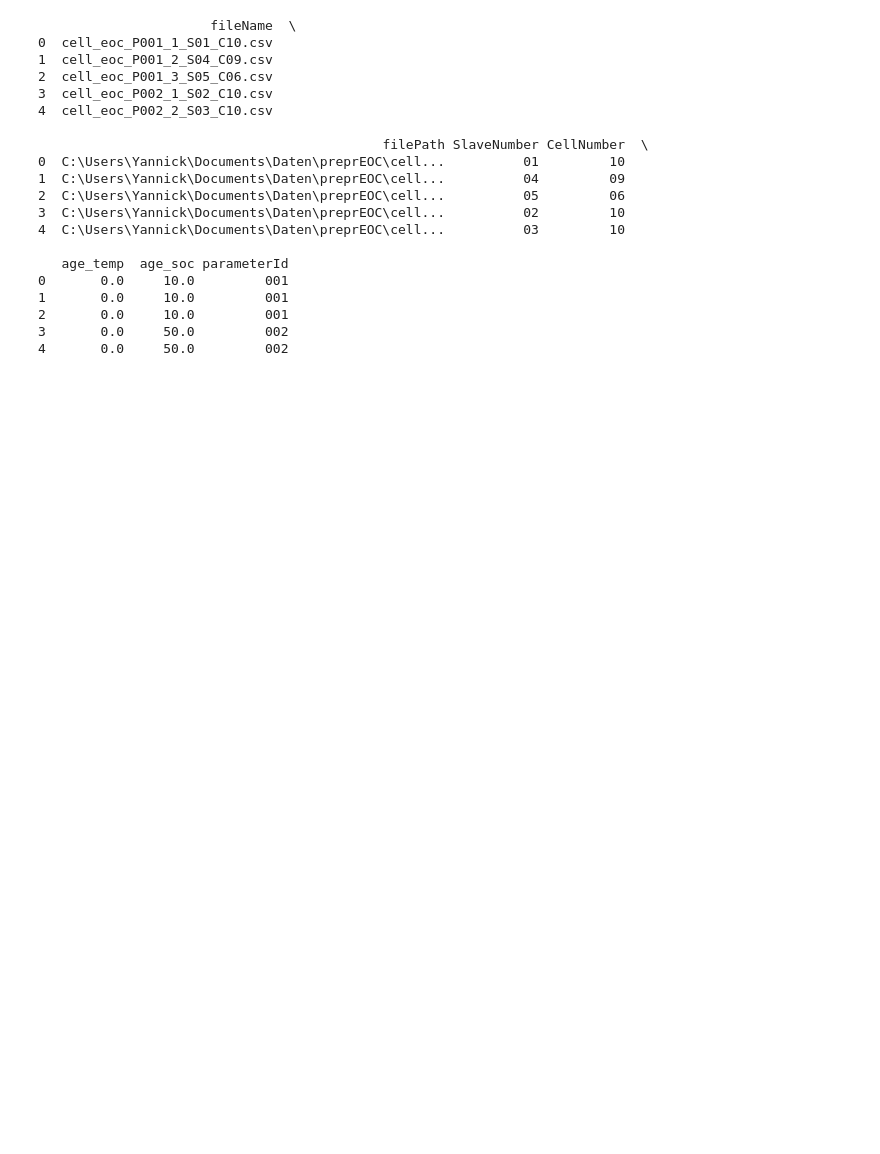
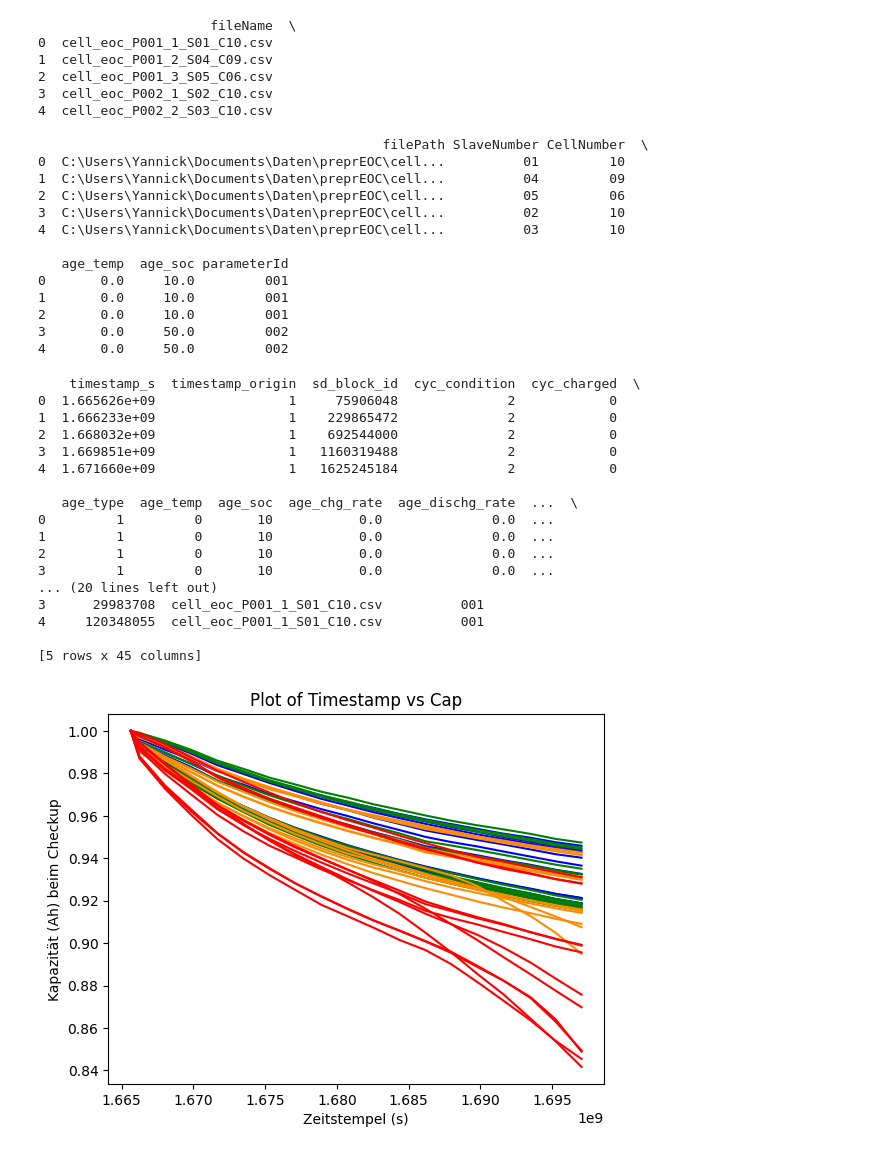
Before and after one commit to JonasSievers/Battery-Aging-Model-using-Deep-Learning, a Jupyter notebook: calendarAgeing_Overview.ipynb, the cells around one changed output. Drawn from its saved outputs; the diff is of its cells as text; code cells hidden in the pictures; blank space fills up the shorter version.

```diff
--- a/calendarAgeing_Overview.ipynb
+++ b/calendarAgeing_Overview.ipynb
@@ -6,10 +8,13 @@ import pandas as pd
 # %%
 # Set variables for utils
-filepathToDirectory = r"C:\Users\Yannick\Documents\Daten\preprEOC\"
+filepathToDirectory = "C:\\Users\\Yannick\\Documents\\Daten\\preprEOC\\"
 
 arrayCalendarParameterID = ["P001", "P002", "P003", "P004", "P005", "P006","P007", "P008", "P009", "P010", "P011", "P012", "P013", "P014", "P015", "P016"]
 arrayCyclicParameterID = ["P017", "P018", "P019", "P020", "P021", "P022", "P023", "P024", "P025", "P026", "P027", "P028", "P029", "P030", "P031", "P032", "P033", "P034", "P035", "P036", "P037", "P038", "P039", "P040", "P041", "P042", "P043", "P044", "P045", "P046", "P047", "P048", "P048", "P049", "P050", "P051", "P052", "P053", "P054", "P055", "P056", "P057", "P058", "P059", "P060", "P061", "P062", "P063", "P064"]
 arrayProfileParameterID = ["P065", "P066", "P067", "P068","P069", "P070", "P071", "P072", "P073", "P074", "P075", "P076"]
+
+colorPalette = {273.15:"blue",283.15: "green",298.15: "darkorange", 313.15: "red"}
+lineStyle = {0.42:":",2.1:"--",3.78:"-.", 4.2:"-"}
 # %%
 #   Erstellt ein Dataframe mit einer Liste von alle Dateien die im Ordner gefunden werden.
 #   Für jede Datei werden 'fileName, filePath, SlaveNumber, CellNumber, age_temp, age_soc, parameterId
@@ -58,8 +63,8 @@ def helper_df_selected_parameters(filesToSearch: list):
         df = pd.concat([df, pd.DataFrame(file_data, index=[0])], ignore_index=True)
     return df
 # %%
-df = helper_df_selected_parameters(arrayCalendarParameterID)
-print(df.head())
+df_cells = helper_df_selected_parameters(arrayCalendarParameterID)
+print(df_cells.head())
 # %% [output]
                       fileName  \
 0  cell_eoc_P001_1_S01_C10.csv
@@ -81,3 +86,49 @@ print(df.head())
 2       0.0     10.0         001
 3       0.0     50.0         002
 4       0.0     50.0         002
+# %%
+df_cells = helper_df_selected_parameters(arrayCalendarParameterID)
+df_cell_csv_content = pd.DataFrame()
+
+for index,row in df_cells.iterrows():
+        df_temp = pd.read_csv(row["filePath"], sep=";", header=0)
+        df_temp = df_temp[(df_temp['cyc_charged'] == 0) & (df_temp['cyc_condition'] == 2) & (df_temp['cyc_condition'] == 2)]
+        df_temp.loc[:, 'cap_aged_est_Ah'] = df_temp['cap_aged_est_Ah'] / df_temp['cap_aged_est_Ah'].iloc[0]
+        df_temp["fileName"] = row["fileName"]
+        df_temp["parameterId"] = row["parameterId"]
+        df_cell_csv_content = pd.concat([df_cell_csv_content,df_temp],ignore_index=True)
+print(df_cell_csv_content.head())
+
+uniqueFiles= df_cell_csv_content["fileName"].unique()
+
+for file in uniqueFiles:
+        df = df_cell_csv_content[df_cell_csv_content["fileName"] == file].reset_index()
+        # print(df.head())
+        colorInt = df["age_temp"][0] + 273.15
+        lineStyleInt = df["age_soc"][0]
+        sns.lineplot(data=df, x="timestamp_s", y = "cap_aged_est_Ah", color = colorPalette[colorInt]) #linestyle = lineStyle[lineStyleInt] )
+plt.xlabel("Zeitstempel (s)")
+plt.ylabel("Kapazität (Ah) beim Checkup")
+plt.title("Plot of Timestamp vs Cap")
+
+# Display the plot
+plt.show()
+# %% [output]
+    timestamp_s  timestamp_origin  sd_block_id  cyc_condition  cyc_charged  \
+0  1.665626e+09                 1     75906048              2            0
+1  1.666233e+09                 1    229865472              2            0
+2  1.668032e+09                 1    692544000              2            0
+3  1.669851e+09                 1   1160319488              2            0
+4  1.671660e+09                 1   1625245184              2            0
+
+   age_type  age_temp  age_soc  age_chg_rate  age_dischg_rate  ...  \
+0         1         0       10           0.0              0.0  ...
+1         1         0       10           0.0              0.0  ...
+2         1         0       10           0.0              0.0  ...
+3         1         0       10           0.0              0.0  ...
+... (20 lines left out)
+3      29983708  cell_eoc_P001_1_S01_C10.csv          001
+4     120348055  cell_eoc_P001_1_S01_C10.csv          001
+
+[5 rows x 45 columns]
+[figure, added]
```
Also changed, not shown: parts of 1 cell of this notebook.
